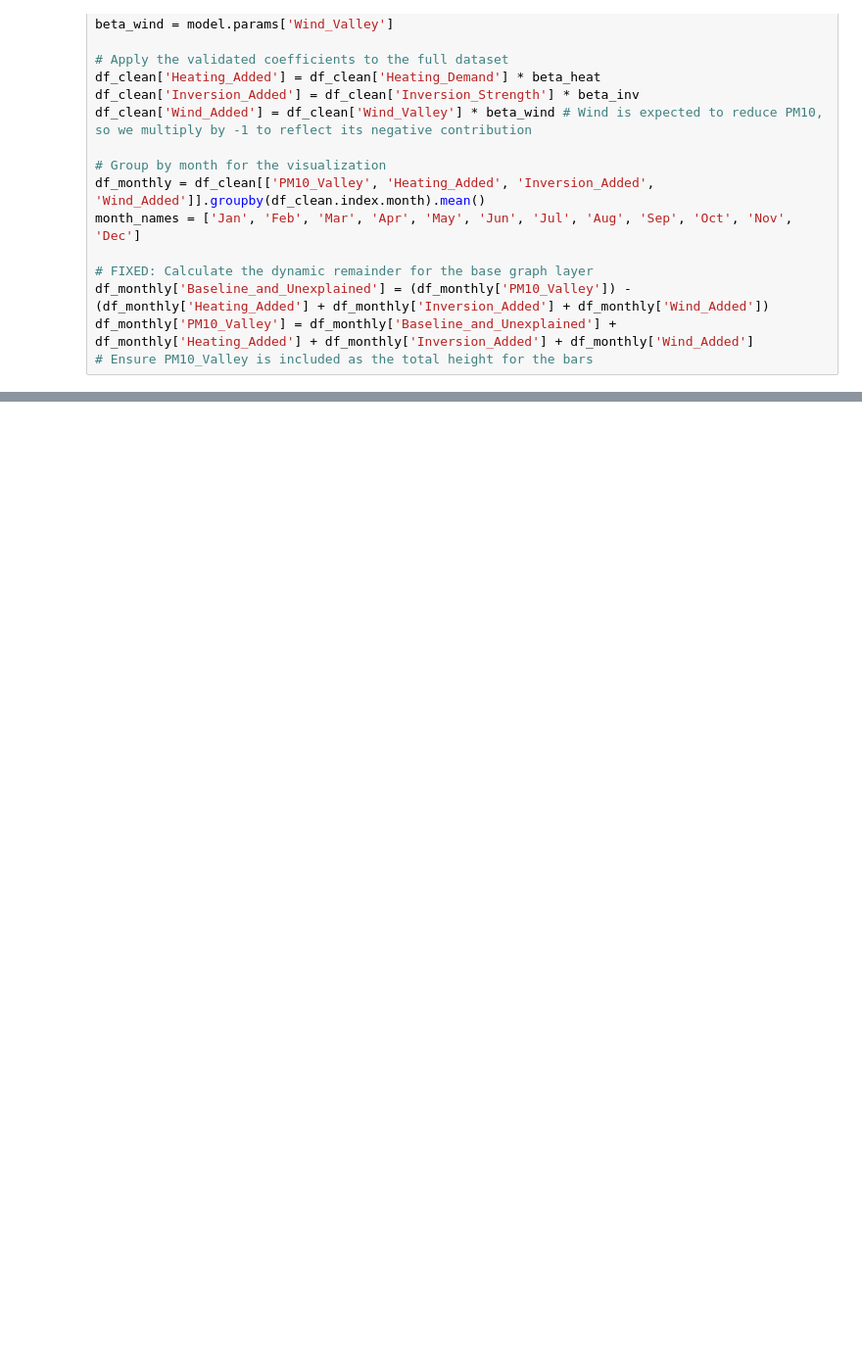
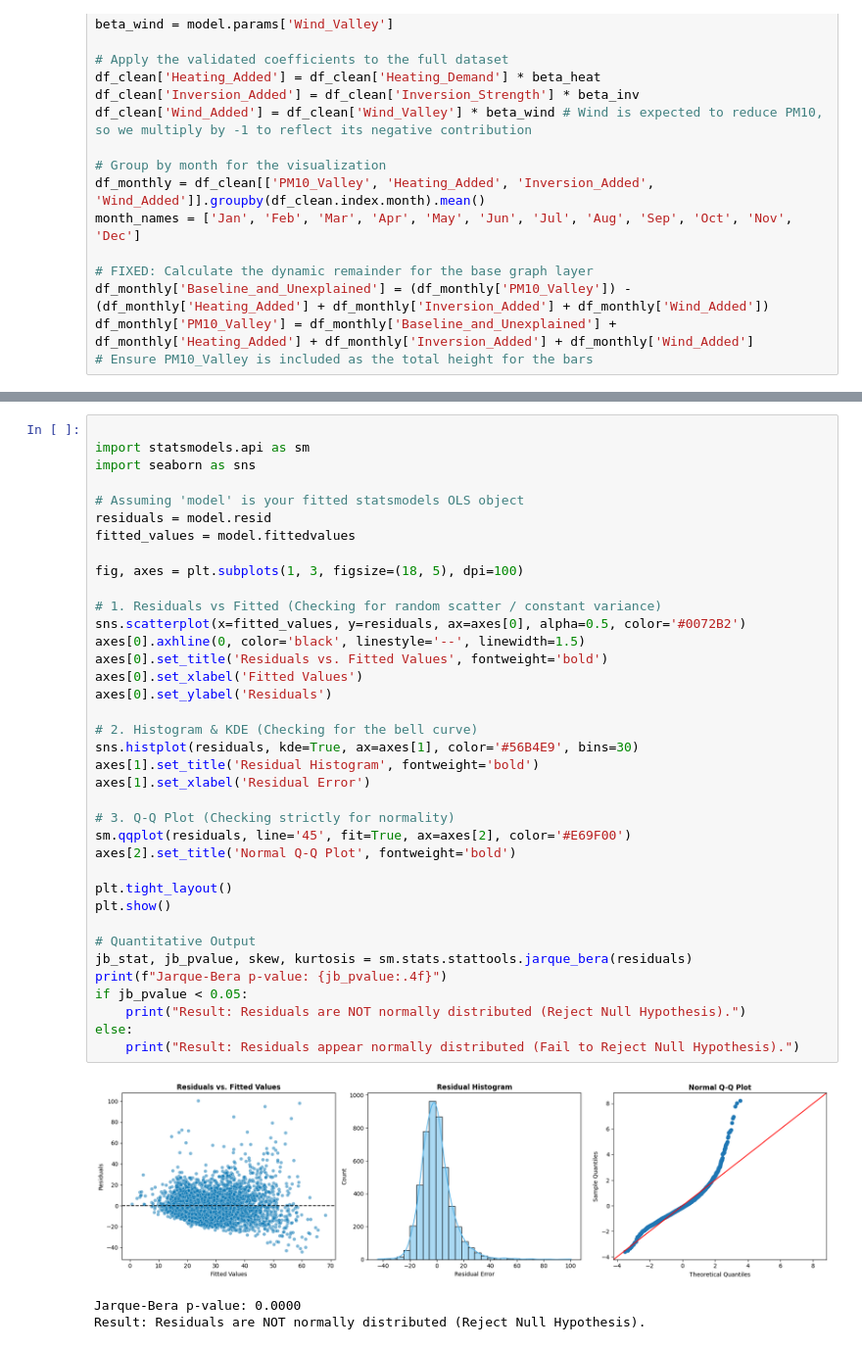
Before and after one commit to leahmokumu-create/Particulate_Matter, a Jupyter notebook: Regression-2.ipynb, the cells around one changed output, grey strips where cells are left out. Shown at 98% size. Cells and saved outputs as stored; diff of their text form; blank space fills up the shorter version.

```diff
--- a/Regression-2.ipynb
+++ b/Regression-2.ipynb
@@ -430,0 +469,41 @@ plt.show()
+# %%
+
+import statsmodels.api as sm
+import seaborn as sns
+
+# Assuming 'model' is your fitted statsmodels OLS object
+residuals = model.resid
+fitted_values = model.fittedvalues
+
+fig, axes = plt.subplots(1, 3, figsize=(18, 5), dpi=100)
+
+# 1. Residuals vs Fitted (Checking for random scatter / constant variance)
+sns.scatterplot(x=fitted_values, y=residuals, ax=axes[0], alpha=0.5, color='#0072B2')
+axes[0].axhline(0, color='black', linestyle='--', linewidth=1.5)
+axes[0].set_title('Residuals vs. Fitted Values', fontweight='bold')
+axes[0].set_xlabel('Fitted Values')
+axes[0].set_ylabel('Residuals')
+
+# 2. Histogram & KDE (Checking for the bell curve)
+sns.histplot(residuals, kde=True, ax=axes[1], color='#56B4E9', bins=30)
+axes[1].set_title('Residual Histogram', fontweight='bold')
+axes[1].set_xlabel('Residual Error')
+
+# 3. Q-Q Plot (Checking strictly for normality)
+sm.qqplot(residuals, line='45', fit=True, ax=axes[2], color='#E69F00')
+axes[2].set_title('Normal Q-Q Plot', fontweight='bold')
+
+plt.tight_layout()
+plt.show()
+
+# Quantitative Output
+jb_stat, jb_pvalue, skew, kurtosis = sm.stats.stattools.jarque_bera(residuals)
+print(f"Jarque-Bera p-value: {jb_pvalue:.4f}")
+if jb_pvalue < 0.05:
+    print("Result: Residuals are NOT normally distributed (Reject Null Hypothesis).")
+else:
+    print("Result: Residuals appear normally distributed (Fail to Reject Null Hypothesis).")
+# %% [output]
+[figure, added]
+Jarque-Bera p-value: 0.0000
+Result: Residuals are NOT normally distributed (Reject Null Hypothesis).
```
Also changed, not shown: parts of 7 cells of this notebook.
